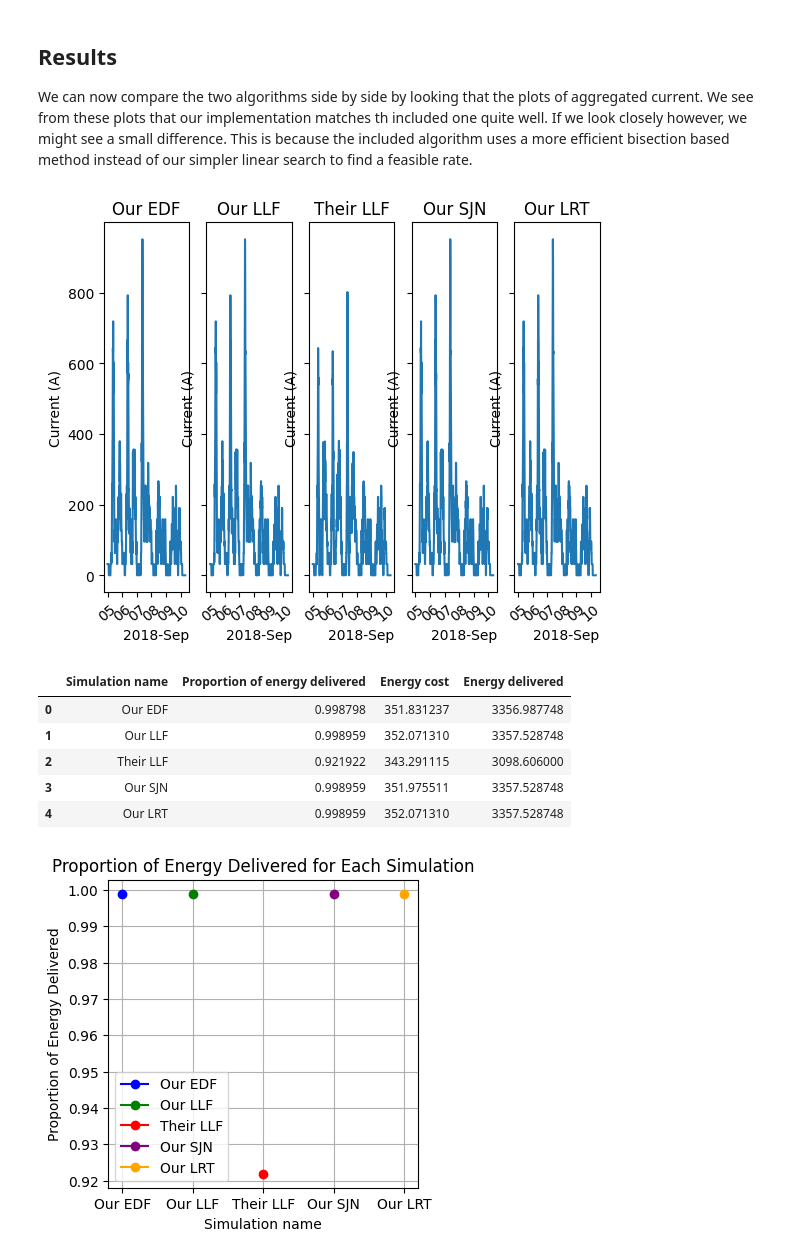
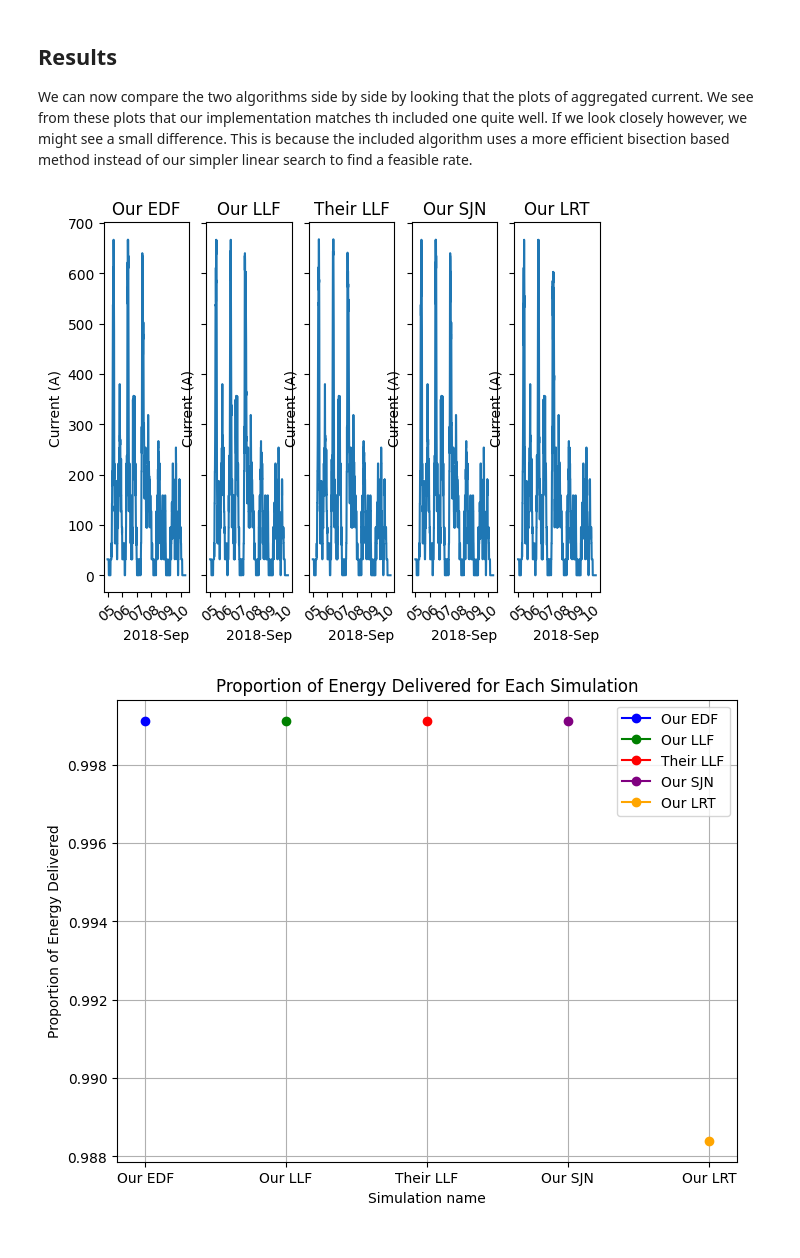
Before and after one commit to Omar-687/diplomovka_code, a Jupyter notebook: acnportal/my_experiments/shafei2_testing1.ipynb, the cells around one changed output. Cells and saved outputs as stored; diff of their text form; code cells hidden in the pictures.

```diff
--- a/acnportal/my_experiments/shafei2_testing1.ipynb
+++ b/acnportal/my_experiments/shafei2_testing1.ipynb
@@ -726,7 +781,7 @@ signals = {'tariff': TimeOfUseTariff('sce_tou_ev_4_march_2019')}
 
 # -- Network -----------------------------------------------------------------------------------------------------------
 # cn = acnsim.sites.caltech_acn(basic_evse=True, voltage=voltage)
-cn = acnsim.sites.caltech_acn(basic_evse=False, voltage=voltage)
+cn = acnsim.sites.caltech_acn(basic_evse=True, voltage=voltage)
 # -- Events ------------------------------------------------------------------------------------------------------------
 API_KEY = 'DEMO_TOKEN'
 events = acnsim.acndata_events.generate_events(API_KEY, site, start, end, period, voltage, default_battery_power)
@@ -811,11 +866,11 @@ def run_experiment(network, algorithm, events):
     r['$/kWh'] = r['total_cost'] / r['energy_delivered']
     return r
 # %%
-cn_lvl2_200kw_30 = level_2_network(transformer_cap=200, evse_per_phase=10)
+# cn_lvl2_200kw_30 = level_2_network(transformer_cap=200, evse_per_phase=10)
 all_simulations = []
 
 for scheduling in scheduling_algorithms:
-    simulation = acnsim.Simulator(deepcopy(cn_lvl2_200kw_30), scheduling, deepcopy(events), start,signals=signals, period=period, verbose=False)
+    simulation = acnsim.Simulator(deepcopy(cn), scheduling, deepcopy(events), start,signals=signals, period=period, verbose=False)
     simulation.run()
     all_simulations.append(simulation)
 # %%
@@ -864,7 +919,6 @@ We can now compare the two algorithms side by side by looking that the plots of
 
 
 # Get list of datetimes over which the simulations were run.
-sim_dates = mdates.date2num(acnsim.datetimes_array(all_simulations[0]))
 
 # Set locator and formatter for datetimes on x-axis.
 locator = mdates.AutoDateLocator(maxticks=6)
@@ -872,13 +926,13 @@ formatter = mdates.ConciseDateFormatter(locator)
 
 
 fig, axs = plt.subplots(1, len(all_simulations), sharey=True, sharex=True)
-for simulation_i in range(len(all_simulations)):
-    simulation = all_simulations[simulation_i]
-    label = labels_arr[simulation_i]
+for i in range(len(all_simulations)):
+    simulation = all_simulations[i]
+    label = labels_arr[i]
     currents = acnsim.aggregate_current(simulation)
-    dates = sim_dates
-    axs[simulation_i].plot(sim_dates, currents, label=label)
-    axs[simulation_i].set_title(label)
+    dates = mdates.date2num(acnsim.datetimes_array(simulation))
+    axs[i].plot(dates, currents, label=label)
+    axs[i].set_title(label)
 
 for ax in axs:
     ax.set_ylabel('Current (A)')
@@ -889,10 +943,10 @@ for ax in axs:
 
 plt.show()
 # %% [output]
-[figure, old version]
+[figure, new version]
 # %%
 import pandas as pd
-
+import dataframe_image as dfi
 
 # print(f'Proportion of energy delivered for sim: {total_energy_prop}')
 # print(f'Proportion of energy delivered for sim: {total_energy_prop2}')
@@ -918,18 +972,6 @@ for i, simulation in enumerate(all_simulations):
 df = pd.DataFrame(data)
 
 
-d2 = {
-    'Algorithme': ['KNN', 'SVM','MLP'],
-    'Param. 1': ['-', '-', '-'],
-    'Param. 2': ['-', '-', '-'],
-    'Plage param. 1': ['-', '-', '-'],
-    'Plage param. 2': ['-', '-', '-']
-}
-
-
-
-
-
 
 
 
@@ -938,32 +980,30 @@ df
 
 # df2 = pd.DataFrame(data=d2)
 # print(df2)
+
+
+dfi.export(df,'experiment_comparison.png')
-# %% [output]
-|  | Simulation name | Proportion of energy delivered | Energy cost | Energy delivered |
-| 0 | Our EDF | 0.998798 | 351.831237 | 3356.987748 |
-| 1 | Our LLF | 0.998959 | 352.071310 | 3357.528748 |
-| 2 | Their LLF | 0.921922 | 343.291115 | 3098.606000 |
-| 3 | Our SJN | 0.998959 | 351.975511 | 3357.528748 |
-| 4 | Our LRT | 0.998959 | 352.071310 | 3357.528748 |
 # %%
 # Plotting the results
-plt.figure(figsize=(4, 4))
+plt.figure(figsize=(8, 6))
 
 # Define a list of colors for each simulation
 colors = ['blue', 'green', 'red', 'purple', 'orange']
 
 # Plotting multiple lines with different colors
 for i in range(len(df)):
     plt.plot(df['Simulation name'][i], df['Proportion of energy delivered'][i], marker='o', color=colors[i], label=df['Simulation name'][i])
 
 plt.title('Proportion of Energy Delivered for Each Simulation')
 plt.xlabel('Simulation name')
 plt.ylabel('Proportion of Energy Delivered')
 plt.legend()
 plt.grid(True)
+
+plt.savefig('exp1.png')
 plt.show()
 # %% [output]
-[figure, old version]
+[figure, new version]
 # %%
 # Plotting the results
 plt.figure(figsize=(4, 4))
```
Also changed, not shown: parts of 2 cells of this notebook, 9 other files.
